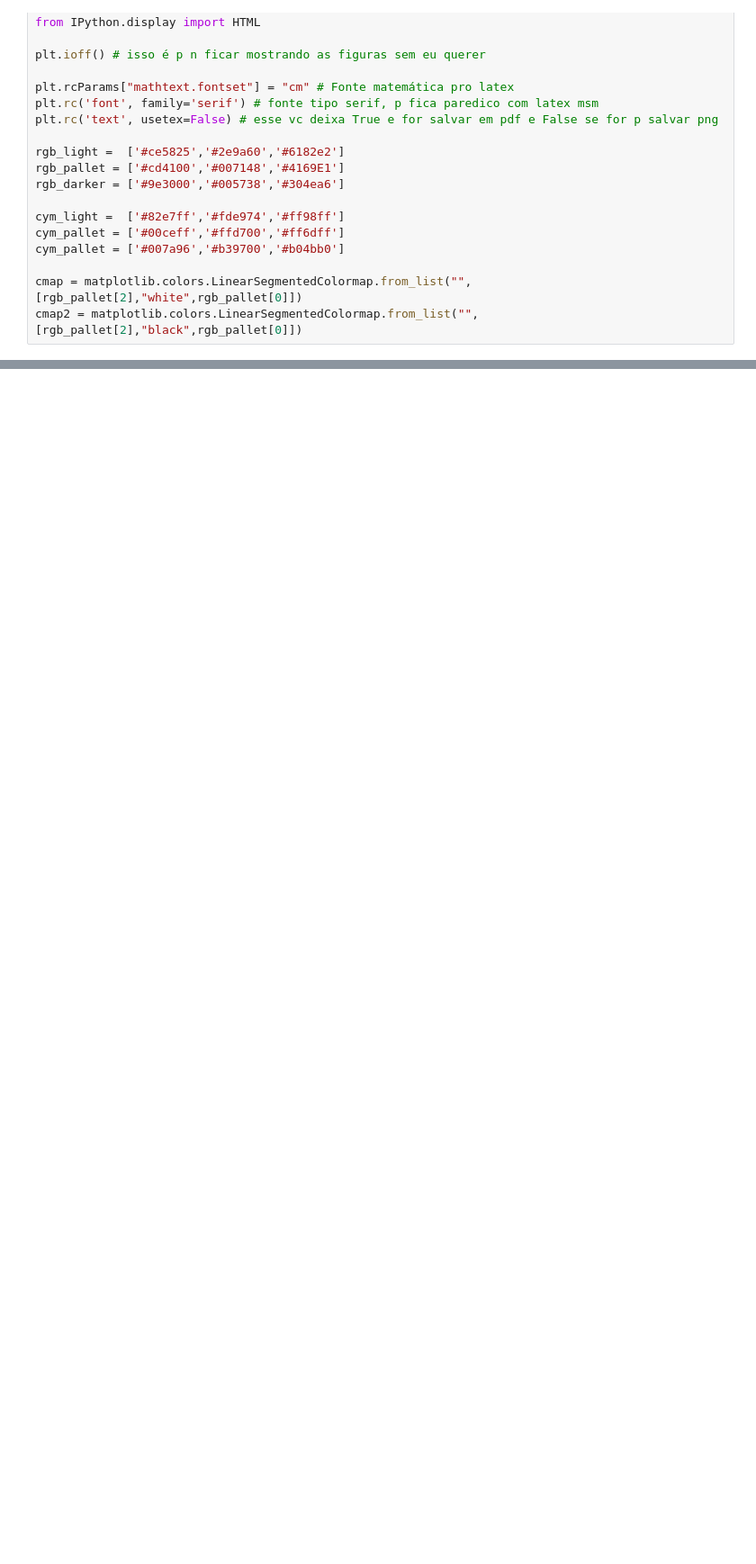
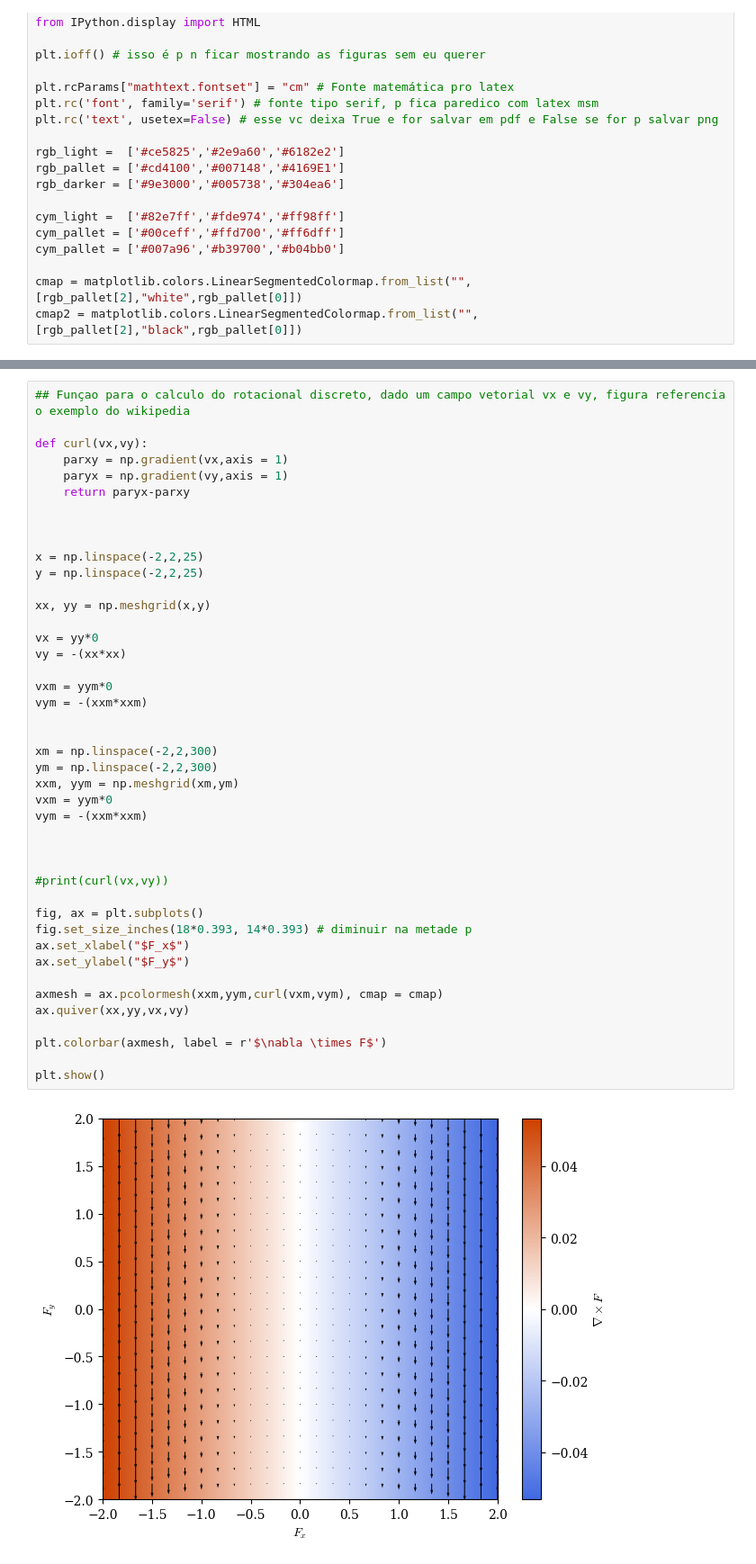
Before and after one commit to Farinha96br/git_douts, a Jupyter notebook: notas_magrec.ipynb, the cells around one changed output, grey strips where cells are left out. Shown at 90% size. Drawn from its saved outputs; the diff is of its cells as text; blank space fills up the shorter version.

```diff
--- a/notas_magrec.ipynb
+++ b/notas_magrec.ipynb
@@ -62,0 +74,45 @@ plt.show()
+# %%
+## Funçao para o calculo do rotacional discreto, dado um campo vetorial vx e vy, figura referencia o exemplo do wikipedia
+
+def curl(vx,vy):
+    parxy = np.gradient(vx,axis = 1)
+    paryx = np.gradient(vy,axis = 1)
+    return paryx-parxy
+
+
+
+x = np.linspace(-2,2,25)
+y = np.linspace(-2,2,25)
+
+xx, yy = np.meshgrid(x,y)
+
+vx = yy*0
+vy = -(xx*xx)
+
+vxm = yym*0
+vym = -(xxm*xxm)
+
+
+xm = np.linspace(-2,2,300)
+ym = np.linspace(-2,2,300)
+xxm, yym = np.meshgrid(xm,ym)
+vxm = yym*0
+vym = -(xxm*xxm)
+
+
+
+#print(curl(vx,vy))
+
+fig, ax = plt.subplots()
+fig.set_size_inches(18*0.393, 14*0.393) # diminuir na metade p
+ax.set_xlabel("$F_x$")
+ax.set_ylabel("$F_y$")
+
+axmesh = ax.pcolormesh(xxm,yym,curl(vxm,vym), cmap = cmap)
+ax.quiver(xx,yy,vx,vy)
+
+plt.colorbar(axmesh, label = r'$\nabla \times F$')
+
+plt.show()
+# %% [output]
+[figure, added]
```
Also changed, not shown: parts of 2 cells of this notebook, 1 other file.
